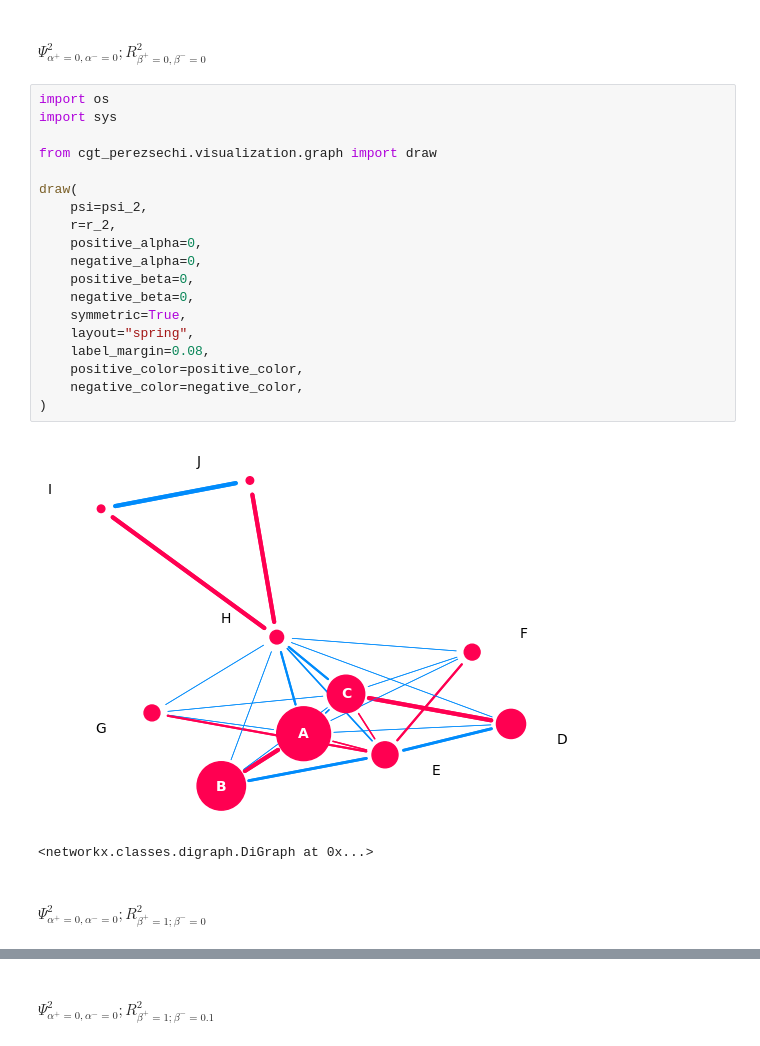
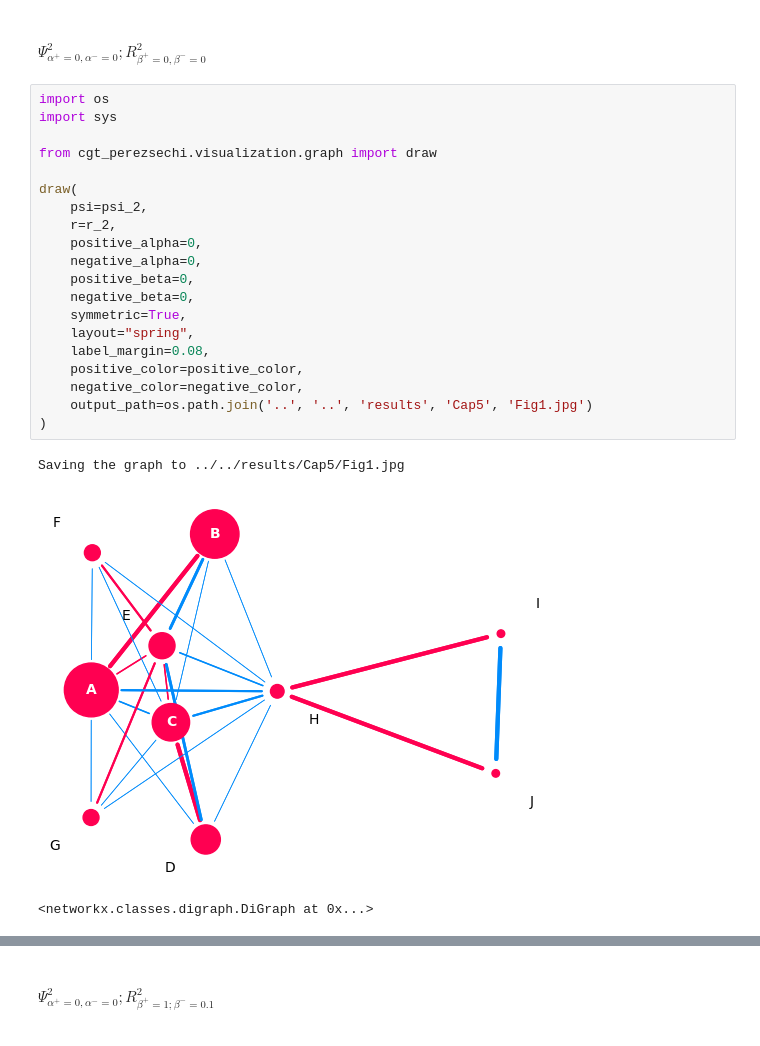
Before and after one commit to perez-sechi/thesis-python, a Jupyter notebook: run/Cap5/parliament-profile.ipynb, the cells around one changed output, grey strips where cells are left out. Cells and saved outputs as stored; diff of their text form.

Commit message:
chore: updated chapter 5 and 6 figures

```diff
--- a/run/Cap5/parliament-profile.ipynb
+++ b/run/Cap5/parliament-profile.ipynb
@@ -164,24 +164,24 @@ negative_color = shap_cmap(0.0)[:3]
 # %%
 import os
 import sys
 
 from cgt_perezsechi.visualization.graph import draw
 
 draw(
     psi=psi_2,
     r=r_2,
     positive_alpha=0,
     negative_alpha=0,
     positive_beta=0,
     negative_beta=0,
     symmetric=True,
     layout="spring",
     label_margin=0.08,
     positive_color=positive_color,
     negative_color=negative_color,
+    output_path=os.path.join('..', '..', 'results', 'Cap5', 'Fig1.jpg')
 )
 # %% [output]
+Saving the graph to ../../results/Cap5/Fig1.jpg
-[figure, old version]
+[figure, new version]
-<networkx.classes.digraph.DiGraph at 0x...>
+<networkx.classes.digraph.DiGraph at 0x...>
-# %% [markdown]
-####  $\Psi_{\alpha^{+} = 0, \alpha^{-} = 0}^{2}; R_{\beta^{+} = 1; \beta^{-} = 0}^{2}$
```
Also changed, not shown: parts of 2 cells of this notebook, 7 other files.
